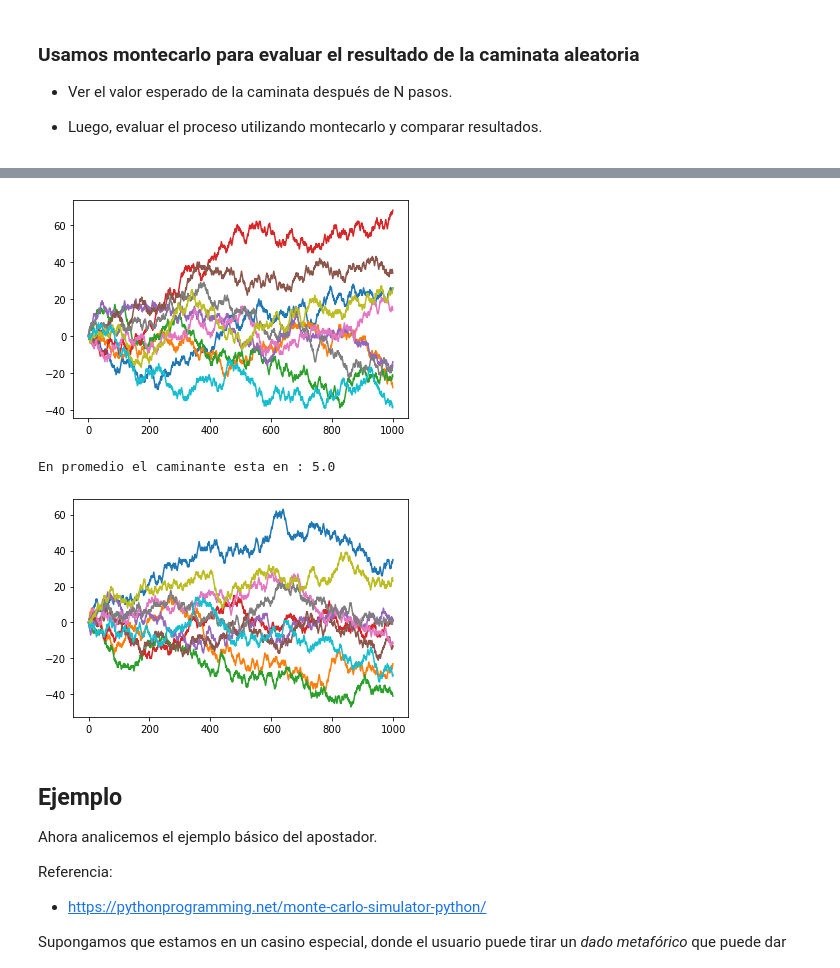
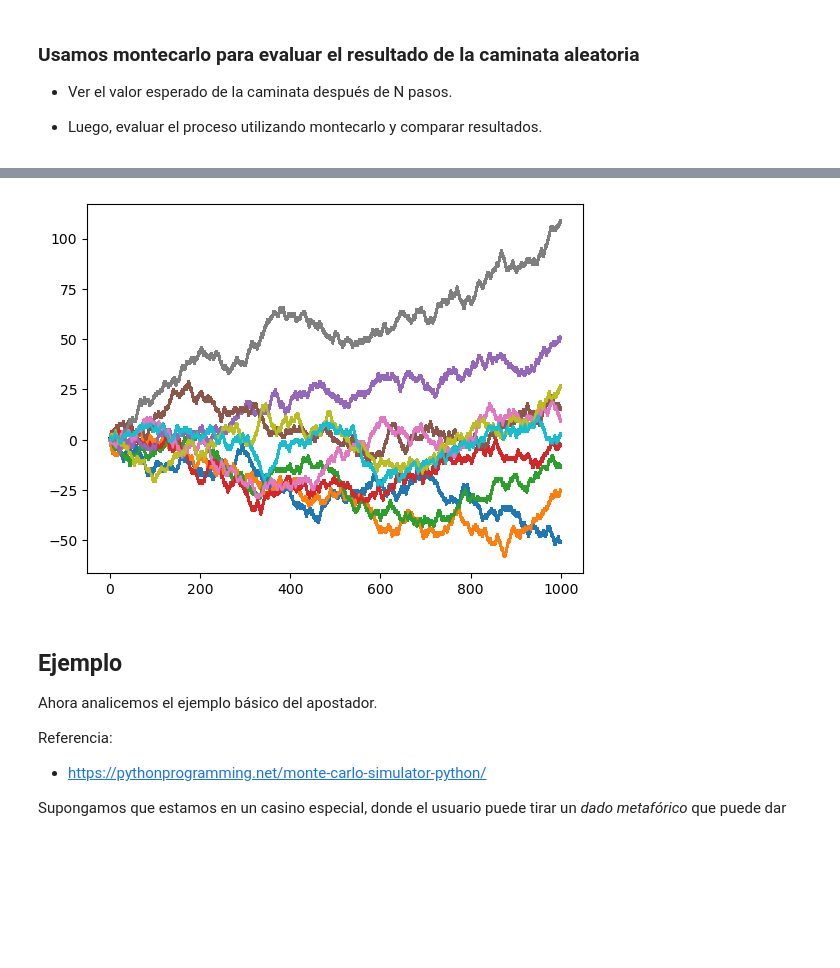
Before and after one commit to odjaramilloz/SPF-2024-I, a Jupyter notebook: TEMA-1/Clase7_SimulacionMontecarlo.ipynb, the cells around one changed output, grey strips where cells are left out. Cells and saved outputs as stored; diff of their text form; code cells hidden in the pictures; blank space fills up the shorter version.

```diff
--- a/TEMA-1/Clase7_SimulacionMontecarlo.ipynb
+++ b/TEMA-1/Clase7_SimulacionMontecarlo.ipynb
@@ -94,14 +123,18 @@ def randon_walk(N):
 # %%
 # Caminata aleatoria vectorizada
 def randon_walk_vect(N):
-
-    return x
+    x = np.random.choice([-1, 1], N)
+    x[0] = 0
+    return x.cumsum()
 # %%
-# Usando el método ineficiente
+%%timeit
+# Usando el método vectorizado
+np.random.seed(1221)
 
 N = 1000 # número de pasos
 n = 10    # cantidad de trayectorias
+x0 = 0    # Condición inicial
 
-
-print('En promedio el caminante esta en :',np.mean(final))
+plt.plot(np.array([randon_walk_vect(N) for i in range(n)]).T);
+# np.asmatrix
 # %% [output]
@@ -108,15 +142,4 @@ print('En promedio el caminante esta en :',np.mean(final))
-[figure, old version]
+[figure, new version]
-En promedio el caminante esta en : 5.0
-# %%
-# Usando el método vectorizado
-
-N = 1000 # número de pasos
-n = 10    # cantidad de trayectorias
-x0 = 0    # Condición inicial
-
-# np.asmatrix
-# %% [output]
-[figure, removed]
 # %% [markdown]
 ## Ejemplo
 
```
Also changed, not shown: parts of 17 cells of this notebook, 1 other file.
